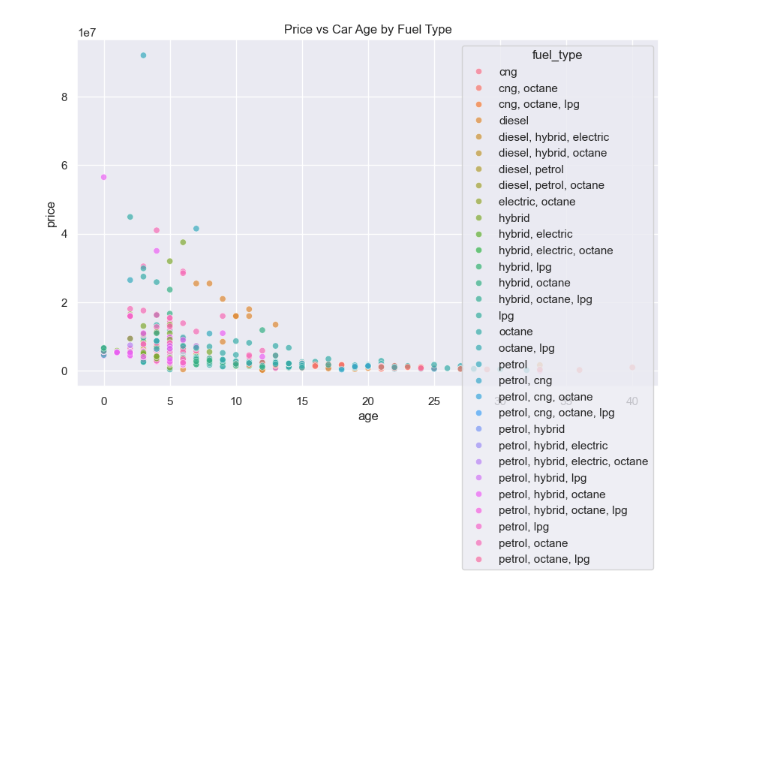
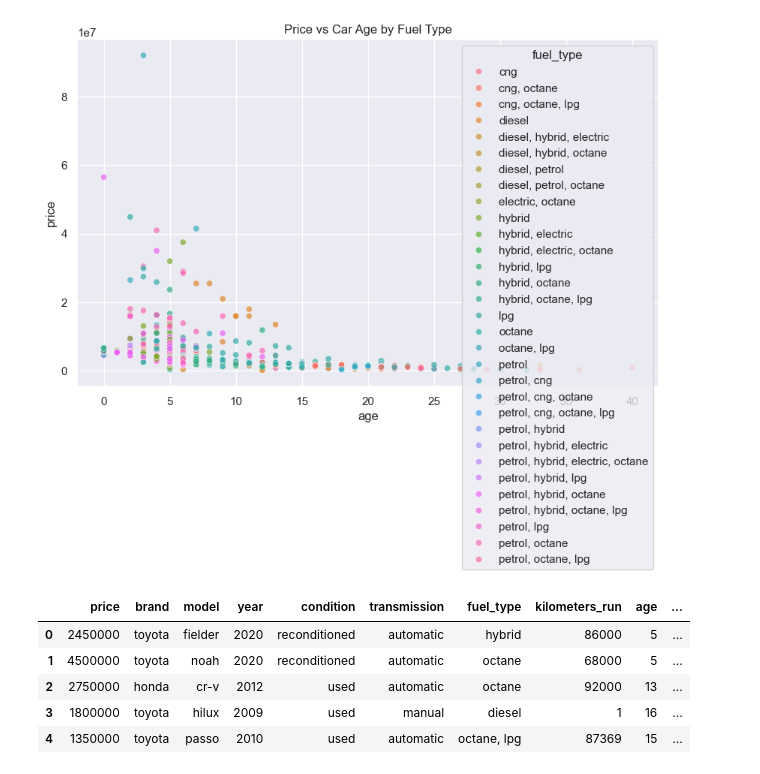
Before and after one commit to RatulInnovates/Used-Car-Price-Prediction-Model, a Jupyter notebook: Notebooks/EDA.ipynb, the cells around one changed output. Drawn from its saved outputs; the diff is of its cells as text; code cells hidden in the pictures; blank space fills up the shorter version.

```diff
--- a/Notebooks/EDA.ipynb
+++ b/Notebooks/EDA.ipynb
@@ -197,3 +197,13 @@ plt.show()
 # %% [output]
 [figure]
 [figure]
+# %%
+cars.to_csv('../Data/cleaned_data_updated.csv')
+cars.head()
+# %% [output]
+|  | price | brand | model | year | condition | transmission | fuel_type | kilometers_run | age | ... |
+| 0 | 2450000 | toyota | fielder | 2020 | reconditioned | automatic | hybrid | 86000 | 5 | ... |
+| 1 | 4500000 | toyota | noah | 2020 | reconditioned | automatic | octane | 68000 | 5 | ... |
+| 2 | 2750000 | honda | cr-v | 2012 | used | automatic | octane | 92000 | 13 | ... |
+| 3 | 1800000 | toyota | hilux | 2009 | used | manual | diesel | 1 | 16 | ... |
+| 4 | 1350000 | toyota | passo | 2010 | used | automatic | octane, lpg | 87369 | 15 | ... |
```
